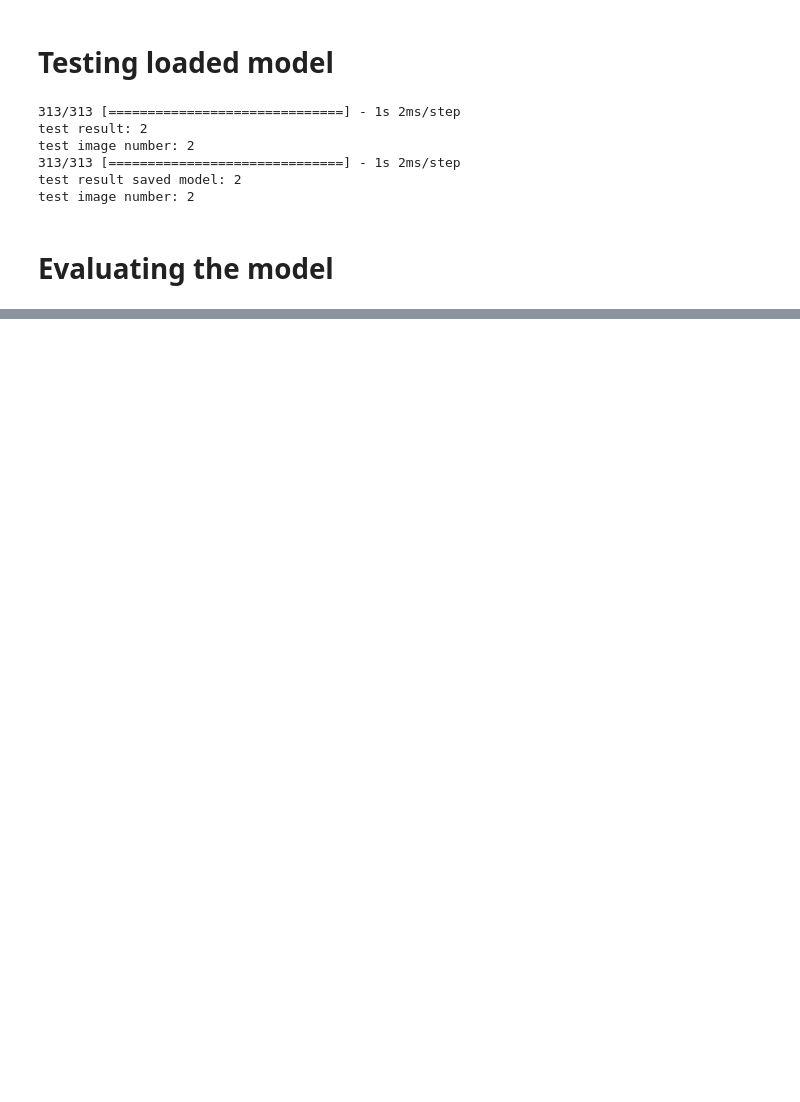
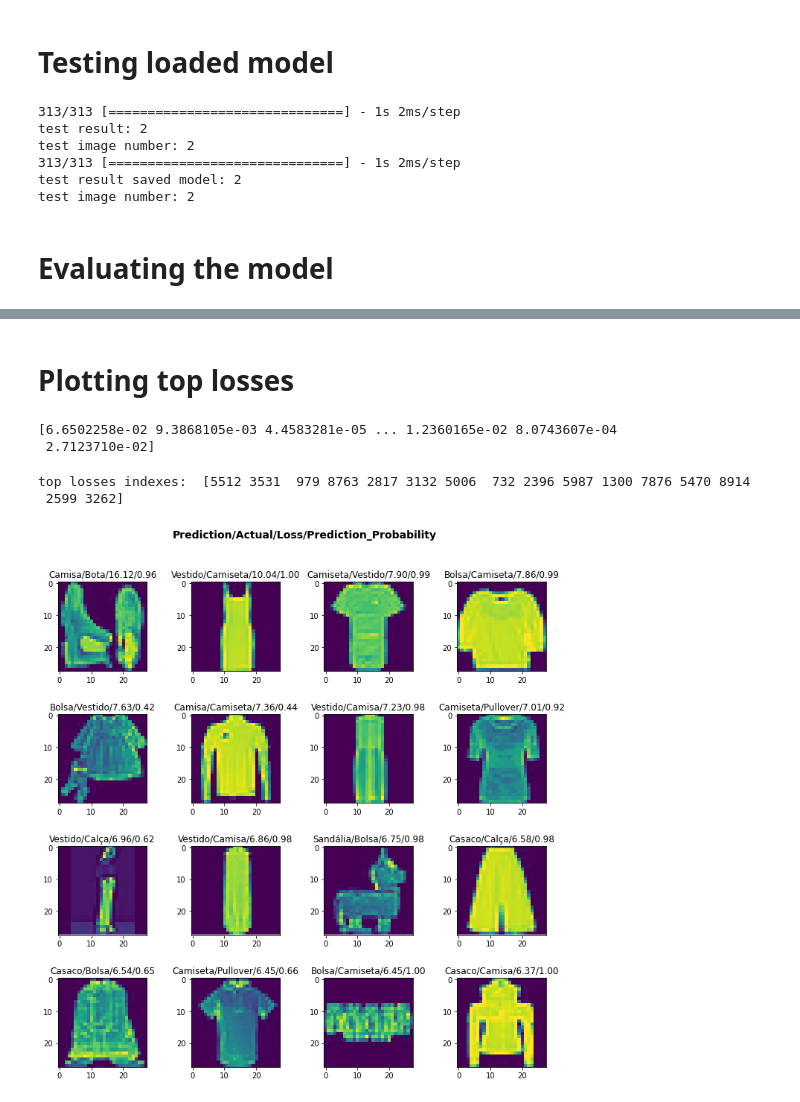
Before and after one commit to educanto/keras_fashion_mnist, a Jupyter notebook: train.ipynb, the cells around one changed output, grey strips where cells are left out. Saved outputs shown, nothing was run; the diff lists cells and outputs as text; code cells hidden in the pictures; blank space fills up the shorter version.

```diff
--- a/train.ipynb
+++ b/train.ipynb
@@ -163,11 +186,11 @@ plt.legend(['train', 'validation'])
 # %% [markdown]
 # **Testing loaded model**
 # %%
-tests = model.predict(x_test)
-print('test result:', np.argmax(tests[1]))
+test_pred = model.predict(x_test_norm)
+print('test result:', np.argmax(test_pred[1]))
 print('test image number:', y_test[1])
 
-tests_saved_model = loaded_model.predict(x_test)
+tests_saved_model = loaded_model.predict(x_test_norm)
 print('test result saved model:', np.argmax(tests_saved_model[1]))
 print('test image number:', y_test[1])
 # %% [output]
@@ -189,0 +213,15 @@ test accuracy: 0.8797000050544739
+# %% [markdown]
+# **Plotting top losses**
+# %%
+loss = keras.losses.SparseCategoricalCrossentropy(reduction=keras.losses.Reduction.NONE)
+loss_values = loss(y_test,test_pred).numpy()
+print(loss_values)
+# %% [output]
+[6.6502258e-02 9.3868105e-03 4.4583281e-05 ... 1.2360165e-02 8.0743607e-04
+ 2.7123710e-02]
+# %%
+plot_top_losses(loss_values, x_test, y_test, test_pred, k=16)
+# %% [output]
+top losses indexes:  [5512 3531  979 8763 2817 3132 5006  732 2396 5987 1300 7876 5470 8914
+ 2599 3262]
+[figure, added]
```
Also changed, not shown: parts of 9 cells of this notebook.
